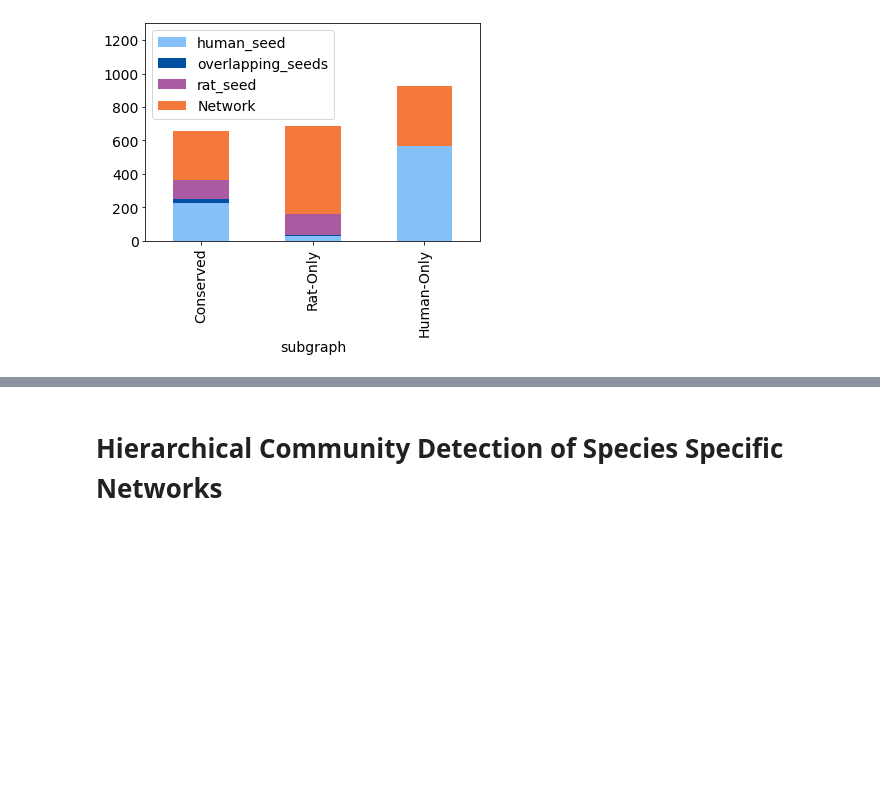
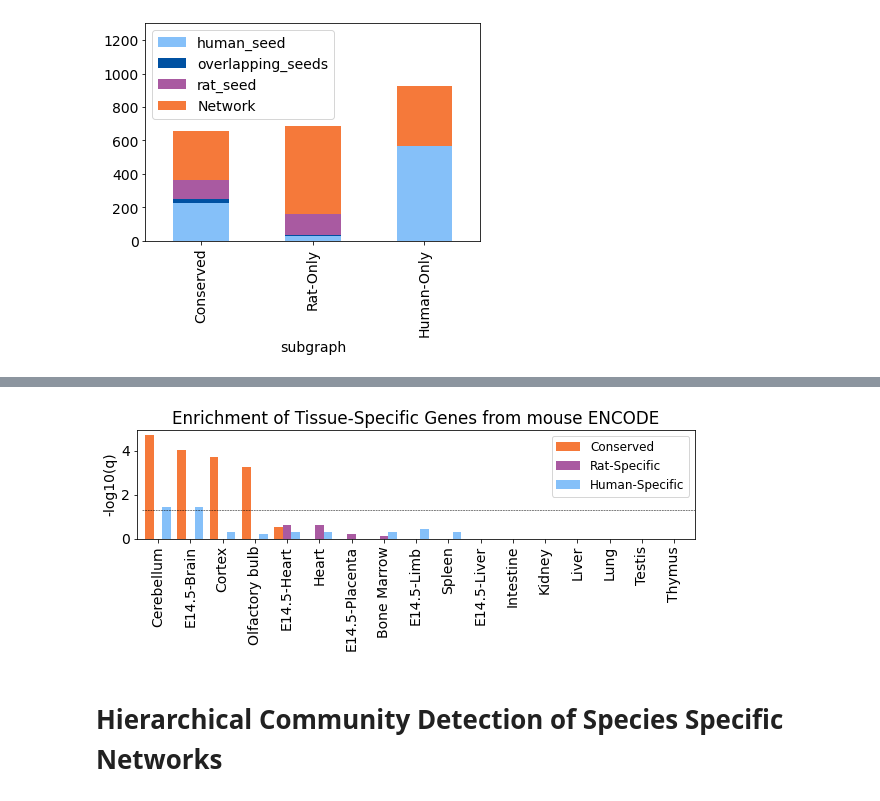
Before and after one commit to sarah-n-wright/CrossSpeciesBMI, a Jupyter notebook: Notebooks/3_Species_Specific_BMI_Networks.ipynb, the cells around one changed output, grey strips where cells are left out. Saved outputs shown, nothing was run; the diff lists cells and outputs as text; code cells hidden in the pictures; blank space fills up the shorter version.

```diff
--- a/Notebooks/3_Species_Specific_BMI_Networks.ipynb
+++ b/Notebooks/3_Species_Specific_BMI_Networks.ipynb
@@ -243,0 +303,11 @@ plt.ylim((0, 1300))
+# %%
+# read in the results of tissue enrichments in mouse tissue
+mouse_te_files = {"C":DATADIR+"outputs/C_TSEA_mouse_ENCODE.tsv",
+                  "R":DATADIR+"outputs/R_TSEA_mouse_ENCODE.tsv",
+                  "H":DATADIR+"outputs/H_TSEA_mouse_ENCODE.tsv"}
+mouse_te = {}
+for subgraph in mouse_te_files:
+    tsea = pd.read_csv(mouse_te_files[subgraph], index_col=0, sep="\t")
+    tsea[subgraph+"_FDR"] = -1* np.log10(fdrcorrection(10**(-1* tsea["-Log10PValue"]))[1])
+    mouse_te[subgraph] = tsea.loc[:, (subgraph+"_FDR")]
+mouse_te = pd.DataFrame.from_dict(mouse_te)
@@ -244,3 +326,17 @@ plt.ylim((0, 1300))
+# %%
+mouse_te.columns = ["Conserved", "Rat-Specific", "Human-Specific"]
+mouse_te = mouse_te.sort_values(by=["Conserved", "Rat-Specific", "Human-Specific"], ascending=False)
+fig, ax = plt.subplots(figsize=(10,2))
+mouse_te.plot.bar(ax=ax, width=0.8, color=["#f5793a", "#a95aa1", "#85c0f9"], fontsize=14)
+ax.set_ylabel("-log10(q)", fontsize=14)
+ax.set_xlabel(None)
+plt.hlines(-1 *np.log10(0.05),-0.5, 24.5, color="black", linestyle="dashed", linewidth=0.5)
+plt.legend(fontsize=12)
+plt.title("Enrichment of Tissue-Specific Genes from mouse ENCODE")
+plt.savefig(FIGDIR+"tissue_enrichment_mouse_ENCODE.png", bbox_inches="tight", dpi=400)
+#plt.savefig("/cellar/users/snwright/Data/Transfer/rat/triple_tissue_enrich.png", bbox_inches="tight", dpi=400)
+# %% [output]
+[figure, added]
 # %% [markdown]
 # Hierarchical Community Detection of Species Specific Networks
 # %%
```
Also changed, not shown: parts of 42 cells of this notebook.
